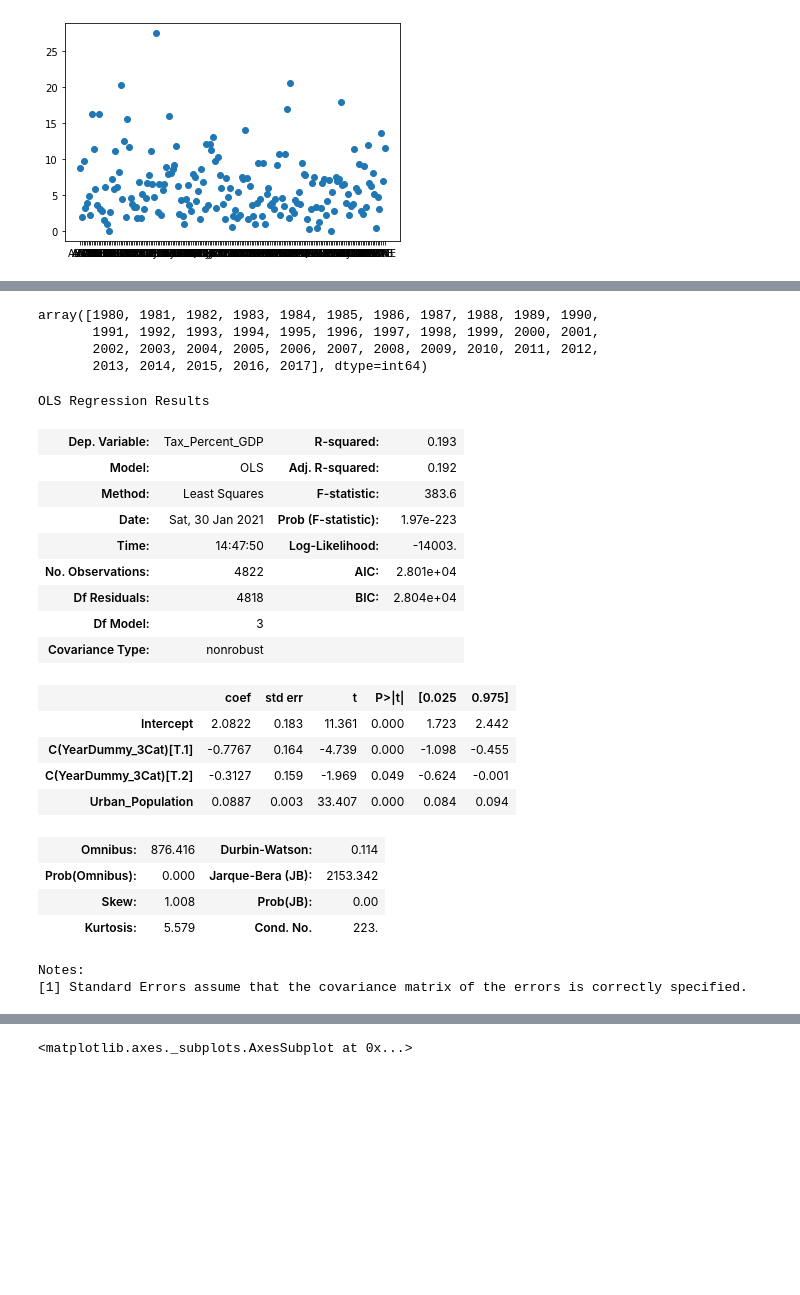
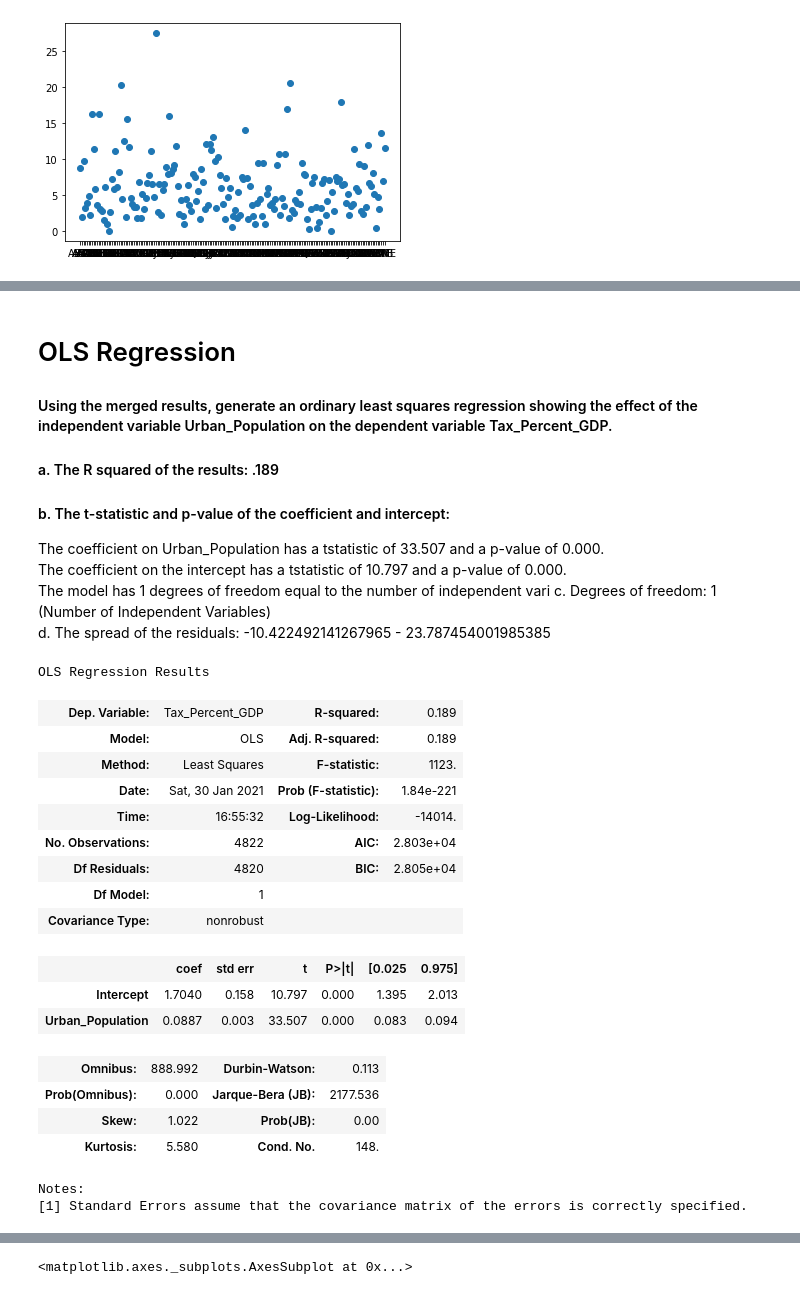
Before and after one commit to dray89/Python, a Jupyter notebook: Data Project/OLS_Regression.ipynb, the cells around one changed output, grey strips where cells are left out. Cells and saved outputs as stored; diff of their text form; code cells hidden in the pictures; blank space fills up the shorter version.

```diff
--- a/Data Project/OLS_Regression.ipynb
+++ b/Data Project/OLS_Regression.ipynb
@@ -288,10 +264,0 @@ merged.loc[merged['Year'] <1995, 'Year19601994'] = merged['Year']
-# %%
-merged['Year19952004'] = 0
-merged.loc[(merged['Year'] > 1994) & (merged['Year'] < 2005), 'Year19952004'] = merged['Year']
-# %%
-merged['Year20052017'] = 0
-merged.loc[merged['Year'] > 2004, 'Year20052017'] = merged['Year']
-# %%
-merged['YearDummy_3Cat'] = 0
-merged.loc[(merged['Year'] > 1994) & (merged['Year'] < 2005), 'YearDummy_3Cat'] = 1
-merged.loc[merged['Year'] > 2004, 'YearDummy_3Cat'] = 2
@@ -323,33 +283,36 @@ Index(['Entity', 'Code', 'Year', 'Urban_Population', 'Tax_Percent_GDP',
+# %% [markdown]
+# OLS Regression
+#### Using the merged results, generate an ordinary least squares regression showing the effect of the independent variable Urban_Population on the dependent variable Tax_Percent_GDP.
+
+#### a. The R squared of the results: .189
+#### b. The t-statistic and p-value of the coefficient and intercept:
+<p> The coefficient on Urban_Population has a tstatistic of 33.507 and a p-value of 0.000. <br>
+The coefficient on the intercept has a tstatistic of 10.797 and a p-value of 0.000. <br>
+The model has 1 degrees of freedom equal to the number of independent vari
+    c. Degrees of freedom: 1 (Number of Independent Variables) <br>
+ d. The spread of the residuals: -10.422492141267965 - 23.787454001985385 <br>
+</p>
 # %%
-res = smf.ols(formula='Tax_Percent_GDP ~ Urban_Population + C(YearDummy_3Cat)', data=merged).fit()
+result = smf.ols(formula='Tax_Percent_GDP ~ Urban_Population', data=merged).fit()
-# %%
-merged.Year.sort_values().unique()
-# %% [output]
-array([1980, 1981, 1982, 1983, 1984, 1985, 1986, 1987, 1988, 1989, 1990,
-       1991, 1992, 1993, 1994, 1995, 1996, 1997, 1998, 1999, 2000, 2001,
-       2002, 2003, 2004, 2005, 2006, 2007, 2008, 2009, 2010, 2011, 2012,
-       2013, 2014, 2015, 2016, 2017], dtype=int64)
 # %%
-res.summary()
+result.summary()
 # %% [output]
 OLS Regression Results
-| Dep. Variable: | Tax_Percent_GDP | R-squared: | 0.193 |
-| Model: | OLS | Adj. R-squared: | 0.192 |
-| Method: | Least Squares | F-statistic: | 383.6 |
-| Date: | Sat, 30 Jan 2021 | Prob (F-statistic): | 1.97e-223 |
-| Time: | 14:47:50 | Log-Likelihood: | -14003. |
-| No. Observations: | 4822 | AIC: | 2.801e+04 |
-| Df Residuals: | 4818 | BIC: | 2.804e+04 |
-| Df Model: | 3 |  |  |
+| Dep. Variable: | Tax_Percent_GDP | R-squared: | 0.189 |
+| Model: | OLS | Adj. R-squared: | 0.189 |
+| Method: | Least Squares | F-statistic: | 1123. |
+| Date: | Sat, 30 Jan 2021 | Prob (F-statistic): | 1.84e-221 |
+| Time: | 16:55:32 | Log-Likelihood: | -14014. |
+| No. Observations: | 4822 | AIC: | 2.803e+04 |
+| Df Residuals: | 4820 | BIC: | 2.805e+04 |
+| Df Model: | 1 |  |  |
 | Covariance Type: | nonrobust |  |  |
 |  | coef | std err | t | P>|t| | [0.025 | 0.975] |
-| Intercept | 2.0822 | 0.183 | 11.361 | 0.000 | 1.723 | 2.442 |
-| C(YearDummy_3Cat)[T.1] | -0.7767 | 0.164 | -4.739 | 0.000 | -1.098 | -0.455 |
-| C(YearDummy_3Cat)[T.2] | -0.3127 | 0.159 | -1.969 | 0.049 | -0.624 | -0.001 |
-| Urban_Population | 0.0887 | 0.003 | 33.407 | 0.000 | 0.084 | 0.094 |
+| Intercept | 1.7040 | 0.158 | 10.797 | 0.000 | 1.395 | 2.013 |
+| Urban_Population | 0.0887 | 0.003 | 33.507 | 0.000 | 0.083 | 0.094 |
-| Omnibus: | 876.416 | Durbin-Watson: | 0.114 |
-| Prob(Omnibus): | 0.000 | Jarque-Bera (JB): | 2153.342 |
-| Skew: | 1.008 | Prob(JB): | 0.00 |
-| Kurtosis: | 5.579 | Cond. No. | 223. |
+| Omnibus: | 888.992 | Durbin-Watson: | 0.113 |
+| Prob(Omnibus): | 0.000 | Jarque-Bera (JB): | 2177.536 |
+| Skew: | 1.022 | Prob(JB): | 0.00 |
+| Kurtosis: | 5.580 | Cond. No. | 148. |
 Notes:
 [1] Standard Errors assume that the covariance matrix of the errors is correctly specified.
```
Also changed, not shown: parts of 29 cells of this notebook.
